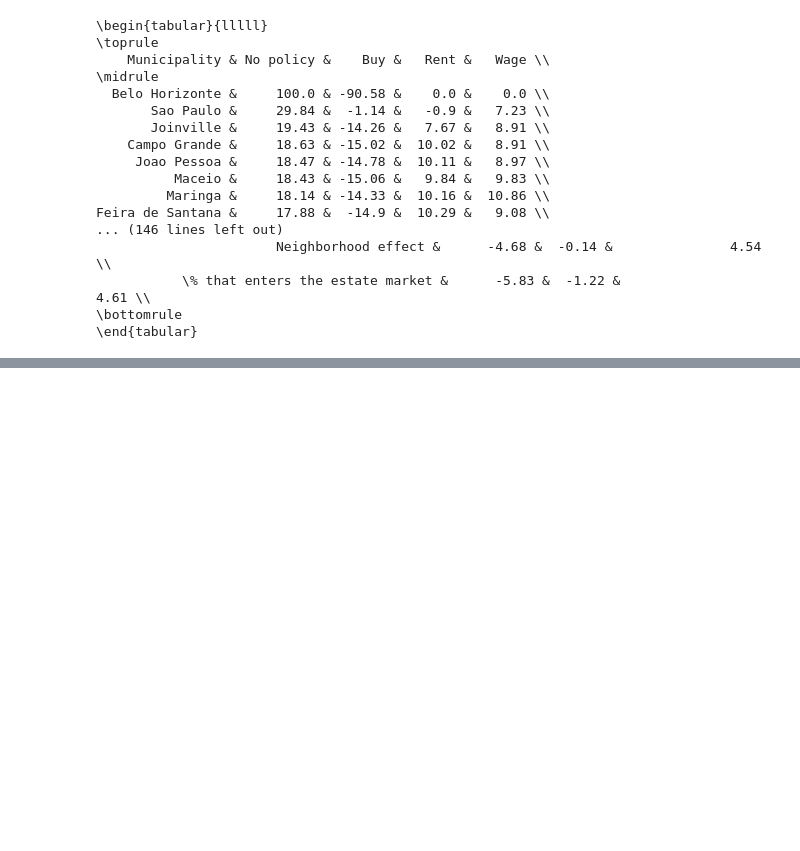
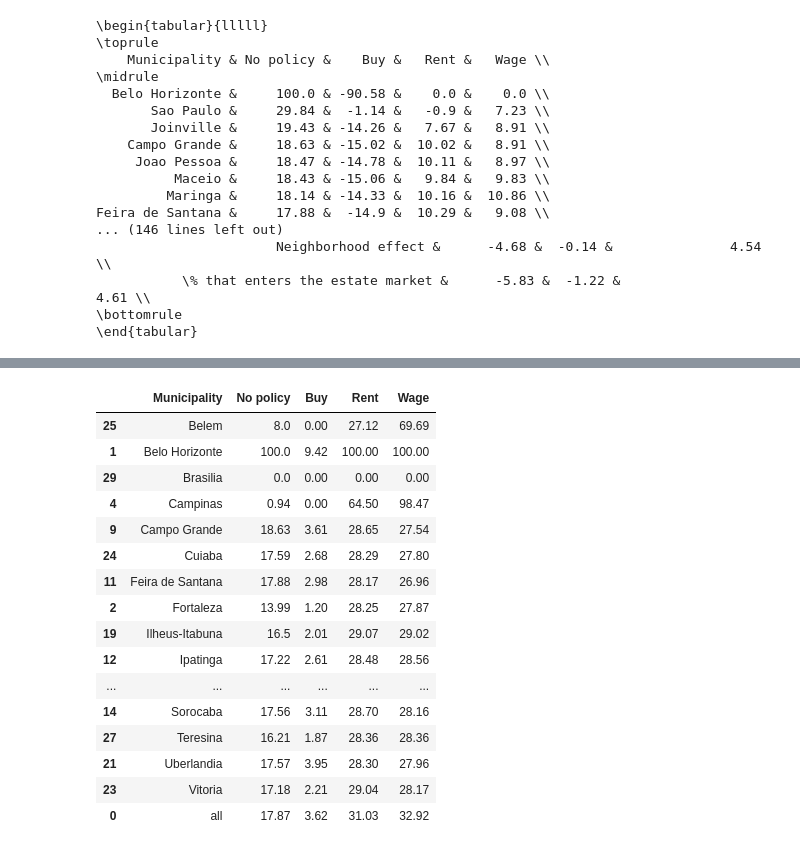
Before and after one commit to BAFurtado/MLsimulatesABMtowardsPolicy_outdated, a Jupyter notebook: analysis/Tables.ipynb, the cells around one changed output, grey strips where cells are left out. Saved outputs shown, nothing was run; the diff lists cells and outputs as text; code cells hidden in the pictures; blank space fills up the shorter version.

```diff
--- a/analysis/Tables.ipynb
+++ b/analysis/Tables.ipynb
@@ -333,0 +358,30 @@ Feira de Santana &     17.88 &  -14.9 &  10.29 &   9.08 \\
+# %%
+hist_mean = mean_policy_acp.copy()
+hist_std = std_policy_acp.copy()
+
+for col in ['Buy', 'Rent', 'Wage']:
+    hist_mean[col] = mean_policy_acp.loc[:,['No policy',col]].sum(axis=1)
+    hist_std[col] = std_policy_acp.loc[:,['No policy',col]].sum(axis=1)
+# %%
+hist_std.sort_values(by=('Municipality',), inplace=True)
+hist_mean.sort_values(by=('Municipality',), inplace=True)
+# %%
+hist_mean
+# %% [output]
+|  | Municipality | No policy | Buy | Rent | Wage |
+| 25 | Belem | 8.0 | 0.00 | 27.12 | 69.69 |
+| 1 | Belo Horizonte | 100.0 | 9.42 | 100.00 | 100.00 |
+| 29 | Brasilia | 0.0 | 0.00 | 0.00 | 0.00 |
+| 4 | Campinas | 0.94 | 0.00 | 64.50 | 98.47 |
+| 9 | Campo Grande | 18.63 | 3.61 | 28.65 | 27.54 |
+| 24 | Cuiaba | 17.59 | 2.68 | 28.29 | 27.80 |
+| 11 | Feira de Santana | 17.88 | 2.98 | 28.17 | 26.96 |
+| 2 | Fortaleza | 13.99 | 1.20 | 28.25 | 27.87 |
+| 19 | Ilheus-Itabuna | 16.5 | 2.01 | 29.07 | 29.02 |
+| 12 | Ipatinga | 17.22 | 2.61 | 28.48 | 28.56 |
+| ... | ... | ... | ... | ... | ... |
+| 14 | Sorocaba | 17.56 | 3.11 | 28.70 | 28.16 |
+| 27 | Teresina | 16.21 | 1.87 | 28.36 | 28.36 |
+| 21 | Uberlandia | 17.57 | 3.95 | 28.30 | 27.96 |
+| 23 | Vitoria | 17.18 | 2.21 | 29.04 | 28.17 |
+| 0 | all | 17.87 | 3.62 | 31.03 | 32.92 |
```
Also changed, not shown: parts of 11 cells of this notebook.
